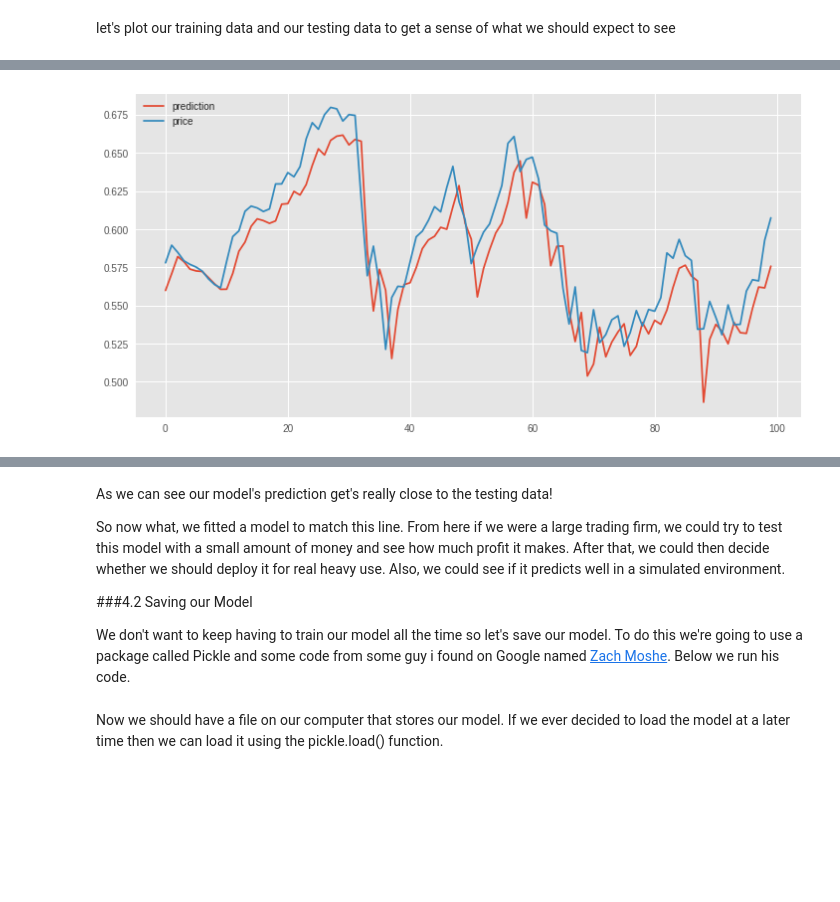
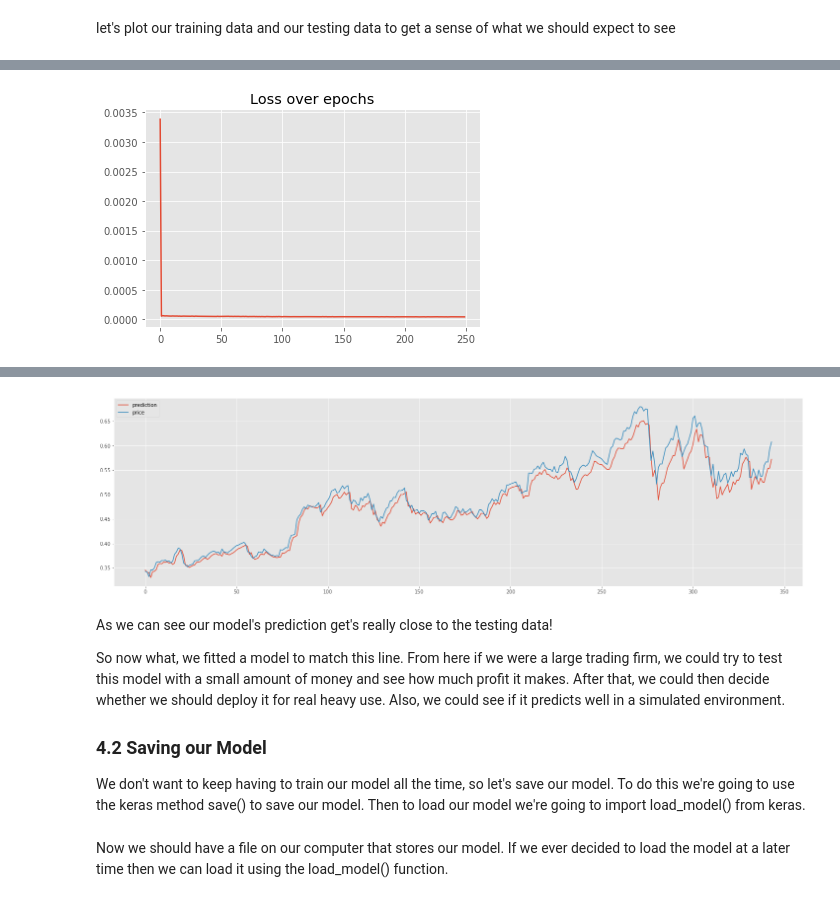
Before and after one commit to NamitraKali/Stock-Price-Prediction, a Jupyter notebook: RNN_Predictor.ipynb, the cells around one changed output, grey strips where cells are left out. Saved outputs shown, nothing was run; the diff lists cells and outputs as text; code cells hidden in the pictures; blank space fills up the shorter version.

```diff
--- a/RNN_Predictor.ipynb
+++ b/RNN_Predictor.ipynb
@@ -285,12 +285,17 @@ plt.show()
   ### <a id='3.6'>3.6 Creating the Training/Testing Data</a>
 # %%
 price = df[['Adj Close']].copy()
-price['CloseTarget'] = price['Adj Close'].shift(-1)
 price['RSI'] = RSI_calc(df, 14)
 price['RSI'] = price['RSI'].shift(14)
 price['MACD'] = MACD(price, 12, 26, 9)
 price['Stochastic'] = stochastic(price, 14)
 price['ATR'] = ATR(df, 14)
+
+# Normalize the data
+price = (price - price.mean()) / (price.max() - price.min())
+
+# Add in the target price
+price['CloseTarget'] = price['Adj Close'].shift(-1)
 dataset = price.dropna()
 
 dataset.to_csv('Google_TechnicalIndicators.csv', index=False)
@@ -331,10 +326,10 @@ Normed_dataset.head()
 # %%
 #Splitting the data into train and test sets
-X = Normed_dataset[['Adj Close', 'RSI', 'MACD', 'Stochastic', 'ATR']]
-Y = Normed_dataset[['CloseTarget']]
+X = dataset[['Adj Close', 'RSI', 'MACD', 'Stochastic', 'ATR']]
+Y = dataset[['CloseTarget']]
 
-#Splits the data so that we have 100 testing samples
-trainX, testX, trainY, testY = train_test_split(X, Y, test_size=100, shuffle=False)
+#Splits the data so that 10% of our data is saved for testing
+trainX, testX, trainY, testY = train_test_split(X, Y, test_size=int(len(X)*0.10), shuffle=False)
 # %% [markdown]
 let's plot our training data and our testing data to get a sense of what we should expect to see
 # %%
@@ -389,14 +382,16 @@ print(trainX.shape[1:])
 # %%
 # Now let's build our model
 model = Sequential()
-model.add(LSTM(5, input_shape=trainX.shape[1:])) # LSTM Layer with 5 nodes
+model.add(LSTM(5, input_shape=trainX.shape[1:]))# LSTM layer with 5 nodes
 model.add(Dense(5)) # Regular fully connected layer with 5 nodes
 model.add(Dense(1)) # Output layer with 1 node to represent predicted price
 
 # Mean Squared Error is a really good loss function for Regression problems
+# The Adam optimizer is a stochastic gradient descent method with momentum
+#     tldr: This is a popular optimizer, which will lead to rapid convergence
 model.compile(loss='mean_squared_error', optimizer='adam')
 
 # We'll train our model for 1000 epochs
 # and it will take each point one at a time
-performance = model.fit(trainX, trainY, epochs=1000, batch_size=1)
+performance = model.fit(trainX, trainY, epochs=250, batch_size=1)
 # %% [output]
@@ -420,18 +415,26 @@ Epoch 252/1000
 # %%
+# Let's plot the loss and accuracy over the number of iterations
+plt.figure()
+plt.plot(performance.history['loss'])
+plt.title('Loss over epochs')
+plt.show()
+
 # Now that we trained our model let's feed in the testing data
 test_sample = len(testX)
 testing = testX.as_matrix()
 
 # reshape our testing data for the LSTM
 testing = testing.reshape(test_sample, 1, 5)
 
+score = model.evaluate(testing, testY.as_matrix(), batch_size=1)
+print(score)
 prediction = model.predict(testing)
 
 # Let's plot our model's prediction against the test data
-plt.figure(figsize=(12, 6))
+plt.figure(figsize=(25, 7))
 plt.plot(list(range(len(prediction))), prediction, label='prediction')
-plt.plot(list(ranage(len(testY))), testY, label='price')
+plt.plot(list(range(len(testY))), testY, label='price')
 plt.legend(loc='upper left')
 plt.show()
 # %% [output]
-[figure, old version]
+[figure, new version]
@@ -438,8 +443,9 @@ plt.show()
+[figure, added]
 # %% [markdown]
 As we can see our model's prediction get's really close to the testing data!
 
 So now what, we fitted a model to match this line. From here if we were a large trading firm, we could try to test this model with a small amount of money and see how much profit it makes. After that, we could then decide whether we should deploy it for real heavy use. Also, we could see if it predicts well in a simulated environment.
 
-###<a id='4.2'>4.2 Saving our Model</a>
+### <a id='4.2'>4.2 Saving our Model</a>
 
-We don't want to keep having to train our model all the time so let's save our model. To do this we're going to use a package called Pickle and some code from some  guy i found on Google named <a href='http://zachmoshe.com/2017/04/03/pickling-keras-models.html'>Zach Moshe</a>. Below we run his code.
+We don't want to keep having to train our model all the time, so let's save our model. To do this we're going to use the keras method save() to save our model. Then to load our model we're going to import load_model() from keras.
@@ -480,3 +454,3 @@ files.download('stock_model.sav')
 # %% [markdown]
-Now we should have a file on our computer that stores our model. If we ever decided to load the model at a later time then we can load it using the pickle.load() function.
+Now we should have a file on our computer that stores our model. If we ever decided to load the model at a later time then we can load it using the load_model() function.
 # %%
```
Also changed, not shown: parts of 21 cells of this notebook, 2 other files.
